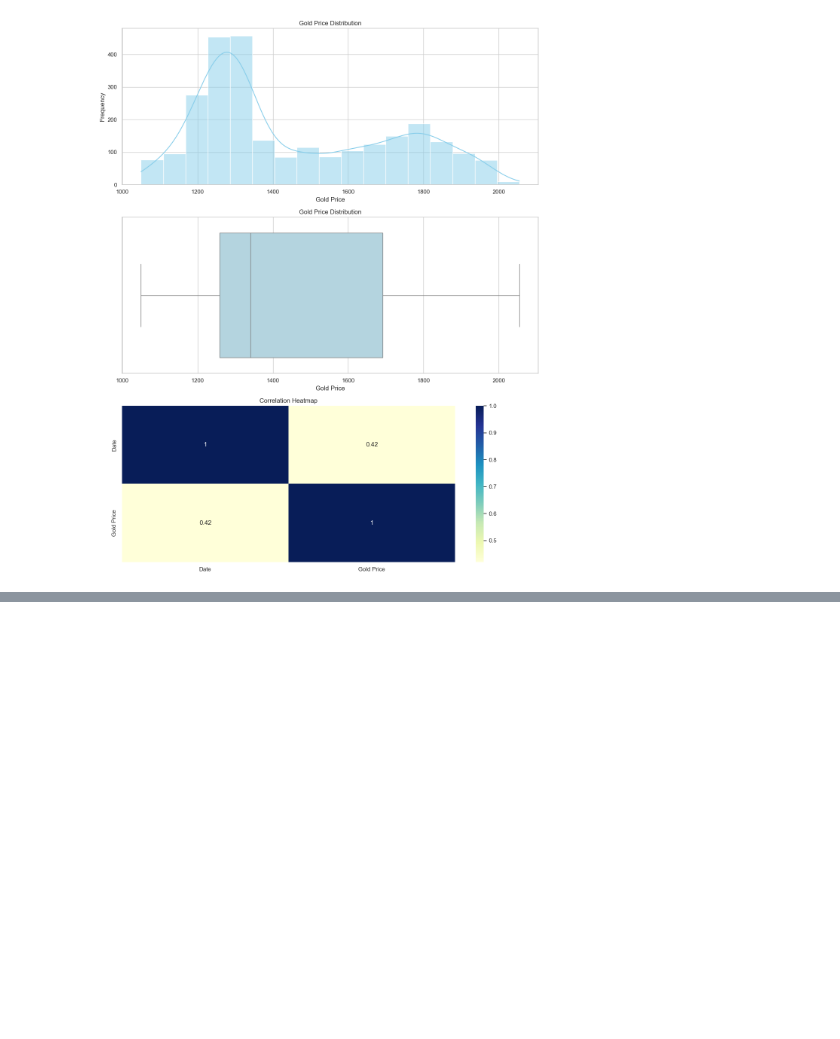
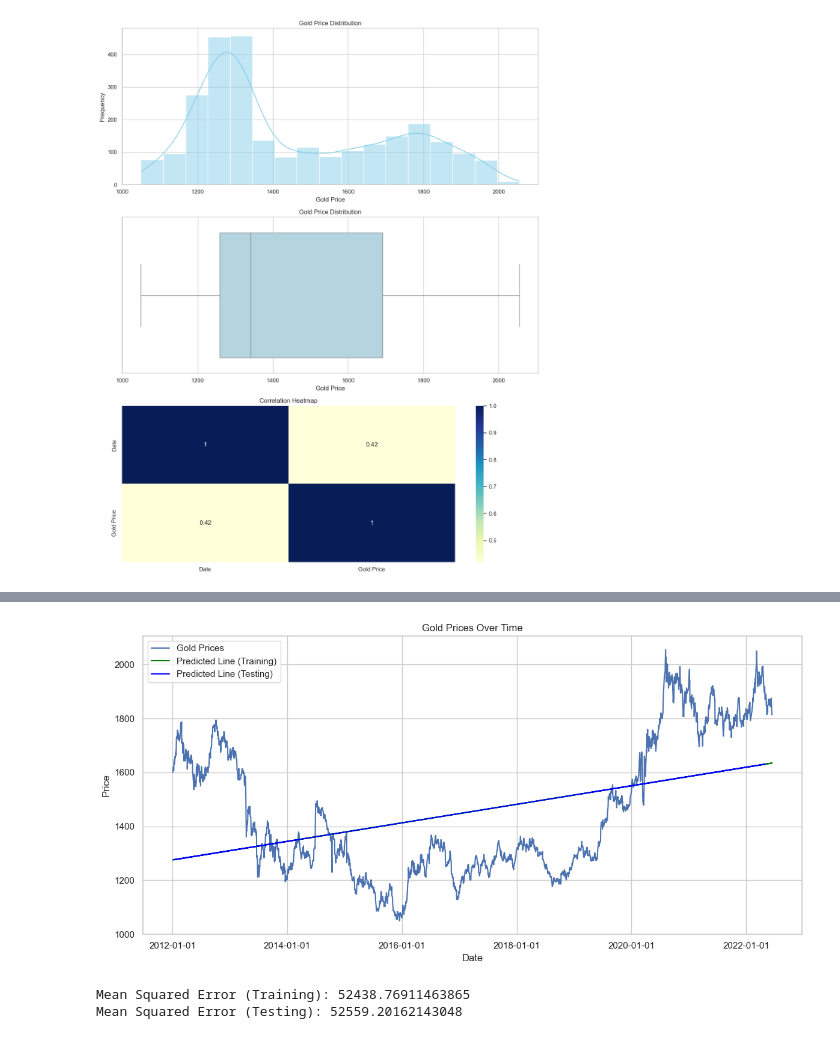
Before and after one commit to kahlilello/CommoditiesStreamlit, a Jupyter notebook: ML.ipynb, the cells around one changed output, grey strips where cells are left out. Cells and saved outputs as stored; diff of their text form; code cells hidden in the pictures; blank space fills up the shorter version.

Commit message:
ML of gold up to xgboost

```diff
--- a/ML.ipynb
+++ b/ML.ipynb
@@ -437,0 +455,55 @@ print(df[['Date','Silver']])
+# %%
+import matplotlib.pyplot as plt
+import numpy as np
+import matplotlib.dates as mdates
+from sklearn.linear_model import LinearRegression
+from sklearn.model_selection import train_test_split
+from sklearn.metrics import mean_squared_error
+
+# Assuming you have already imported your data and created `dates` and `gold_prices`
+plt.figure(figsize=(12,6))
+
+# Plot the scatter points for gold prices
+plt.plot(dates, gold_prices, label='Gold Prices')
+
+# Convert dates to numerical values
+dates_num = mdates.date2num(dates).reshape(-1, 1)
+
+# Split the data into training and testing sets
+X_train, X_test, y_train, y_test = train_test_split(dates_num, gold_prices, test_size=0.2, random_state=42)
+
+# Train a linear regression model
+model = LinearRegression()
+model.fit(X_train, y_train)
+
+# Predict using the trained model
+predicted_prices_train = model.predict(X_train)
+predicted_prices_test = model.predict(X_test)
+
+# Plot the predicted line for training data
+plt.plot(X_train, predicted_prices_train, color='green', label='Predicted Line (Training)')
+
+# Plot the predicted line for testing data
+plt.plot(X_test, predicted_prices_test, color='blue', label='Predicted Line (Testing)')
+
+plt.title("Gold Prices Over Time")
+plt.ylabel('Price')
+plt.xlabel('Date')
+plt.legend()
+plt.grid(True)
+
+# Format the x-axis to display dates
+plt.gca().xaxis.set_major_formatter(mdates.DateFormatter('%Y-%m-%d'))
+
+plt.tight_layout()
+plt.show()
+
+# Calculate and print the mean squared error for training and testing data
+mse_train = mean_squared_error(y_train, predicted_prices_train)
+mse_test = mean_squared_error(y_test, predicted_prices_test)
+print(f"Mean Squared Error (Training): {mse_train}")
+print(f"Mean Squared Error (Testing): {mse_test}")
+# %% [output]
+[figure, added]
+Mean Squared Error (Training): 52438.76911463865
+Mean Squared Error (Testing): 52559.20162143048
```
Also changed, not shown: parts of 10 cells of this notebook.
